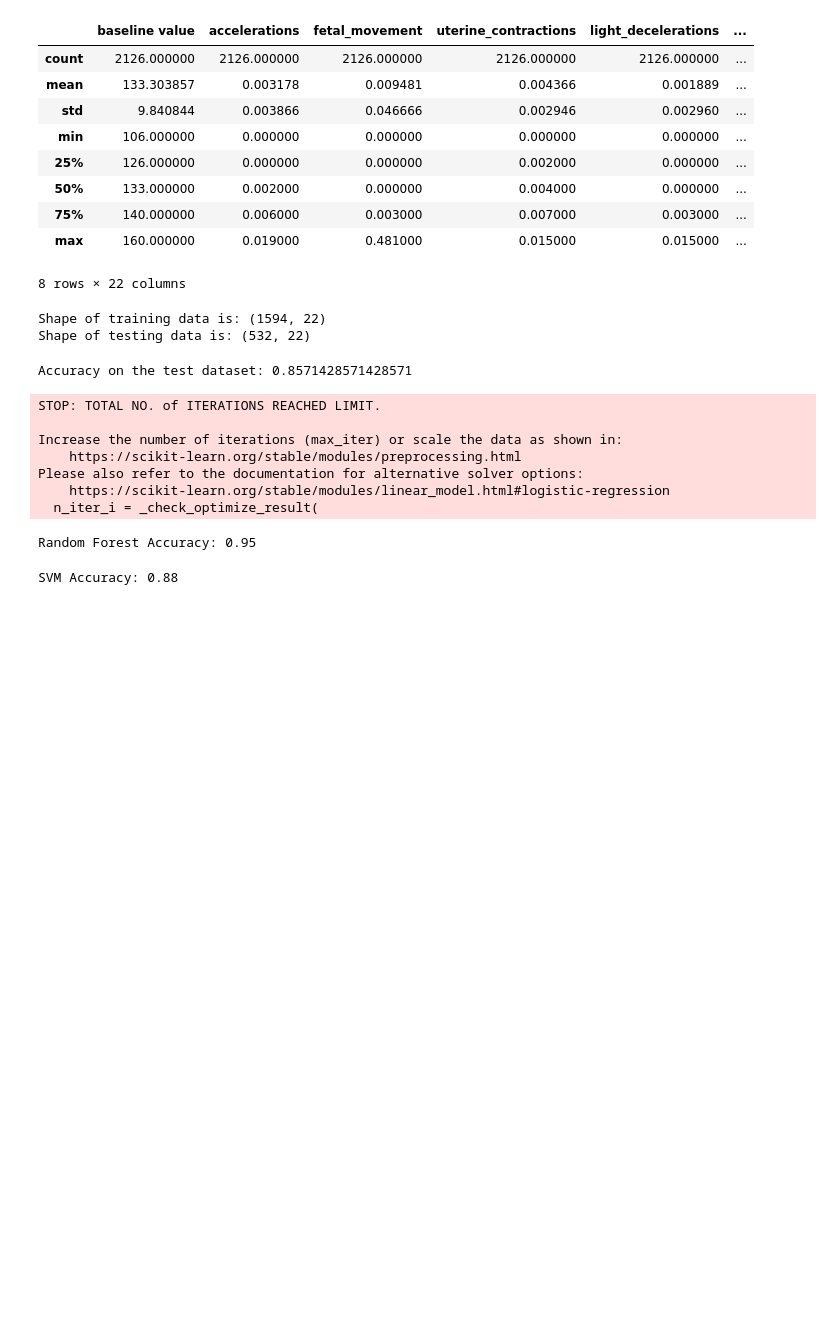
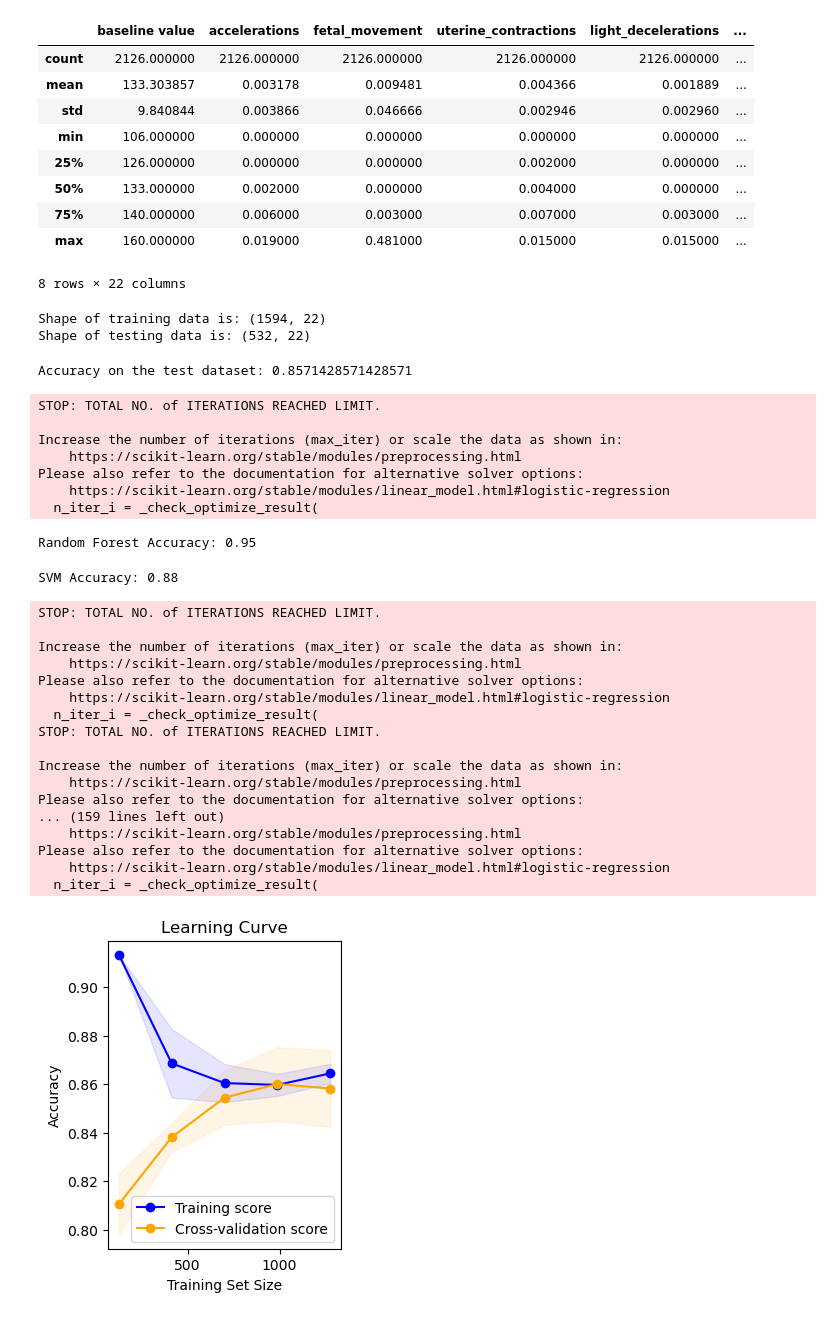
Before and after one commit to Berman0122/LAB1, a Jupyter notebook: Lab 1.ipynb, the cells around one changed output. Cells and saved outputs as stored; diff of their text form; code cells hidden in the pictures; blank space fills up the shorter version.

```diff
--- a/Lab 1.ipynb
+++ b/Lab 1.ipynb
@@ -100,13 +100,68 @@ rf_accuracy = accuracy_score(y_test, rf_y_pred)
 print(f"Random Forest Accuracy: {rf_accuracy:.2f}")
 # %% [output]
 Random Forest Accuracy: 0.95
-# %%
-#Now will try the SVM approach
-svm_model = SVC(kernel='rbf', C=3, gamma='scale')  #I first started with C = 0.1, a loose regularization.
-svm_model.fit(X_train, y_train)
-svm_y_pred = svm_model.predict(X_test)
-svm_accuracy = accuracy_score(y_test, svm_y_pred)
-print(f"SVM Accuracy: {svm_accuracy:.2f}")
-#Loose regularization with C = 0.1 lead to 0.78 accuracy, and a higher C = 3.0 resulted in an accuracy of 0.88
-# %% [output]
-SVM Accuracy: 0.88
+# %%
+#Now will try the SVM approach
+svm_model = SVC(kernel='rbf', C=3, gamma='scale')  #I first started with C = 0.1, a loose regularization.
+svm_model.fit(X_train, y_train)
+svm_y_pred = svm_model.predict(X_test)
+svm_accuracy = accuracy_score(y_test, svm_y_pred)
+print(f"SVM Accuracy: {svm_accuracy:.2f}")
+#Loose regularization with C = 0.1 lead to 0.78 accuracy, and a higher C = 3.0 resulted in an accuracy of 0.88
+# %% [output]
+SVM Accuracy: 0.88
+# %%
+import pandas as pd
+import numpy as np
+from sklearn.model_selection import train_test_split, learning_curve
+from sklearn.linear_model import LogisticRegression
+from sklearn.metrics import accuracy_score
+import matplotlib.pyplot as plt
+
+data = pd.read_csv("data/fetal_health.csv")
+
+X = data.iloc[:, :-1]
+y = data.iloc[:, -1]
+
+X_train, X_test, y_train, y_test = train_test_split(X, y, test_size=0.25, random_state=42)
+
+model = LogisticRegression()
+
+train_sizes, train_scores, test_scores = learning_curve(model, X_train, y_train, cv=5, scoring='accuracy')
+
+train_scores_mean = np.mean(train_scores, axis=1)
+train_scores_std = np.std(train_scores, axis=1)
+test_scores_mean = np.mean(test_scores, axis=1)
+test_scores_std = np.std(test_scores, axis=1)
+
+plt.figure(figsize=(3, 4))
+plt.fill_between(train_sizes, train_scores_mean - train_scores_std,
+                 train_scores_mean + train_scores_std, alpha=0.1, color="blue")
+plt.fill_between(train_sizes, test_scores_mean - test_scores_std,
+                 test_scores_mean + test_scores_std, alpha=0.1, color="orange")
+plt.plot(train_sizes, train_scores_mean, 'o-', color="blue", label="Training score")
+plt.plot(train_sizes, test_scores_mean, 'o-', color="orange", label="Cross-validation score")
+plt.xlabel("Training Set Size")
+plt.ylabel("Accuracy")
+plt.title("Learning Curve")
+plt.legend(loc="best")
+plt.show()
+# %% [output]
+STOP: TOTAL NO. of ITERATIONS REACHED LIMIT.
+
+Increase the number of iterations (max_iter) or scale the data as shown in:
+    https://scikit-learn.org/stable/modules/preprocessing.html
+Please also refer to the documentation for alternative solver options:
+    https://scikit-learn.org/stable/modules/linear_model.html#logistic-regression
+  n_iter_i = _check_optimize_result(
+STOP: TOTAL NO. of ITERATIONS REACHED LIMIT.
+
+Increase the number of iterations (max_iter) or scale the data as shown in:
+    https://scikit-learn.org/stable/modules/preprocessing.html
+Please also refer to the documentation for alternative solver options:
+... (159 lines left out)
+    https://scikit-learn.org/stable/modules/preprocessing.html
+Please also refer to the documentation for alternative solver options:
+    https://scikit-learn.org/stable/modules/linear_model.html#logistic-regression
+  n_iter_i = _check_optimize_result(
+[figure, added]
```
Also changed, not shown: parts of 1 cell of this notebook.
